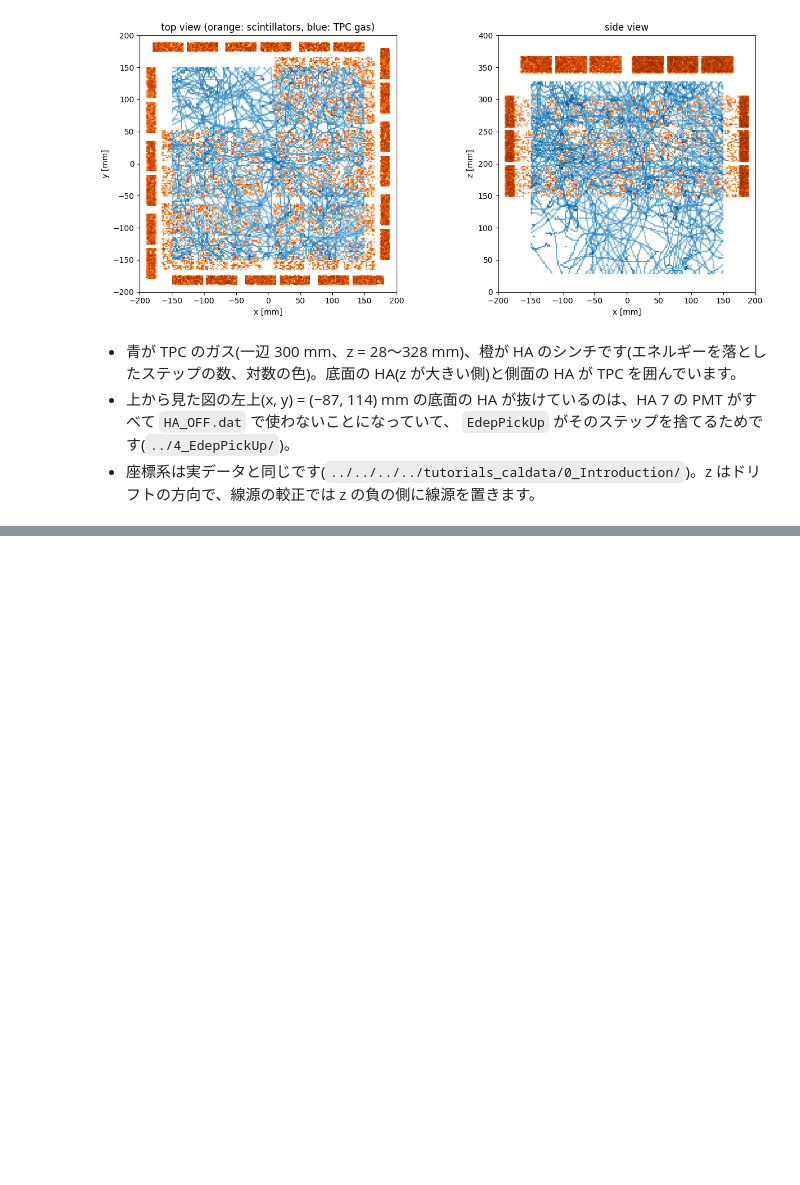
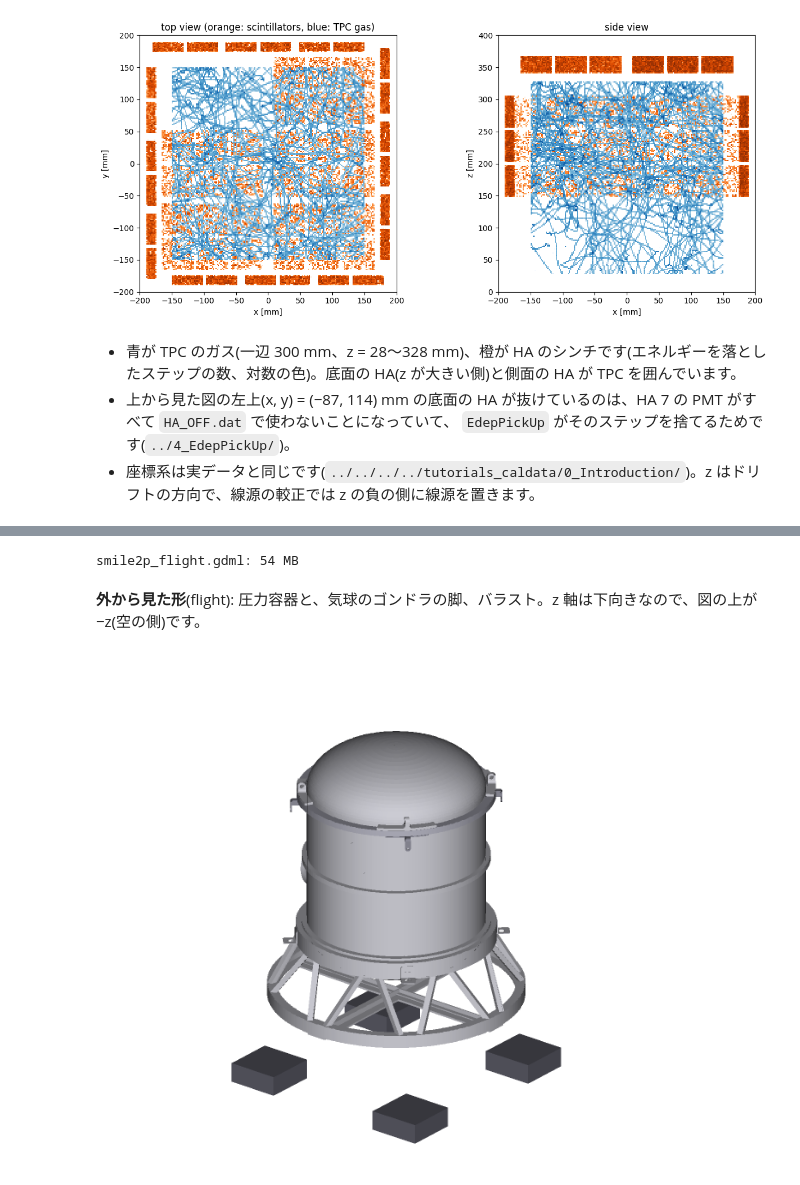
Before and after one commit to SMILE-tool-box/EricaNext_try, a Jupyter notebook: tutorials_simulation/1_DataIO/modules/1_SMILE2pGeometry/SMILE2pGeometry.ipynb, the cells around one changed output, grey strips where cells are left out. Cells and saved outputs as stored; diff of their text form; code cells hidden in the pictures; blank space fills up the shorter version.

```diff
--- a/tutorials_simulation/1_DataIO/modules/1_SMILE2pGeometry/SMILE2pGeometry.ipynb
+++ b/tutorials_simulation/1_DataIO/modules/1_SMILE2pGeometry/SMILE2pGeometry.ipynb
@@ -96,0 +121,22 @@ TPC のガス: x -150〜150, y -150〜150, z 28〜328 mm
+# %%
+import subprocess
+from IPython.display import Image, display
+GEO = REPO / "tutorials_simulation" / "cache" / "geometry"
+GDML = GEO / "smile2p_flight.gdml"
+if not GDML.exists():
+    GEO.mkdir(parents=True, exist_ok=True)
+    subprocess.run([sys.executable, str(REPO / "run_script" / "run_sim.py"), CONFIG.replace("_raw", ""), "-n", "1",
+                    "-o", str(GEO / "edep_1.root"), "--gdml", str(GDML)], capture_output=True, text=True,
+                   cwd=REPO / "run_script").check_returncode()
+print(f"{GDML.name}: {GDML.stat().st_size / 1e6:.0f} MB")
+if not (GEO / "smile2p_flight_top.png").exists():
+    subprocess.run([sys.executable, str(REPO / "run_script" / "draw_geometry.py"), str(GDML), "-o", str(GEO)],
+                   capture_output=True, text=True, cwd=REPO / "run_script").check_returncode()
+# %% [output]
+smile2p_flight.gdml: 54 MB
+# %% [markdown]
+**外から見た形**(flight): 圧力容器と、気球のゴンドラの脚、バラスト。z 軸は下向きなので、図の上が −z(空の側)です。
+# %%
+display(Image(str(GEO / "smile2p_flight_outside.png"), width=600))
+# %% [output]
+[figure, added]
```
Also changed, not shown: parts of 5 cells of this notebook, 37 other files.
